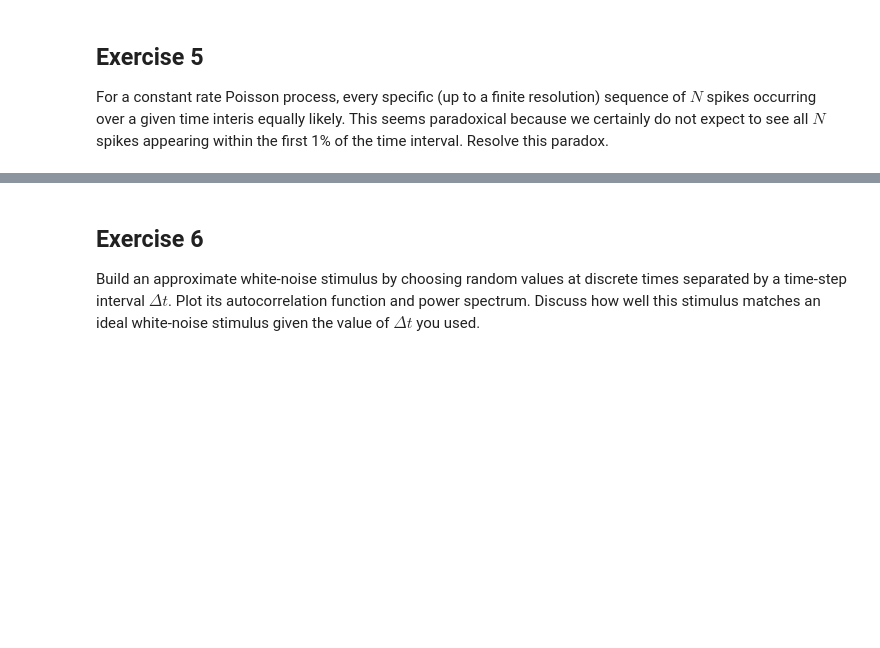
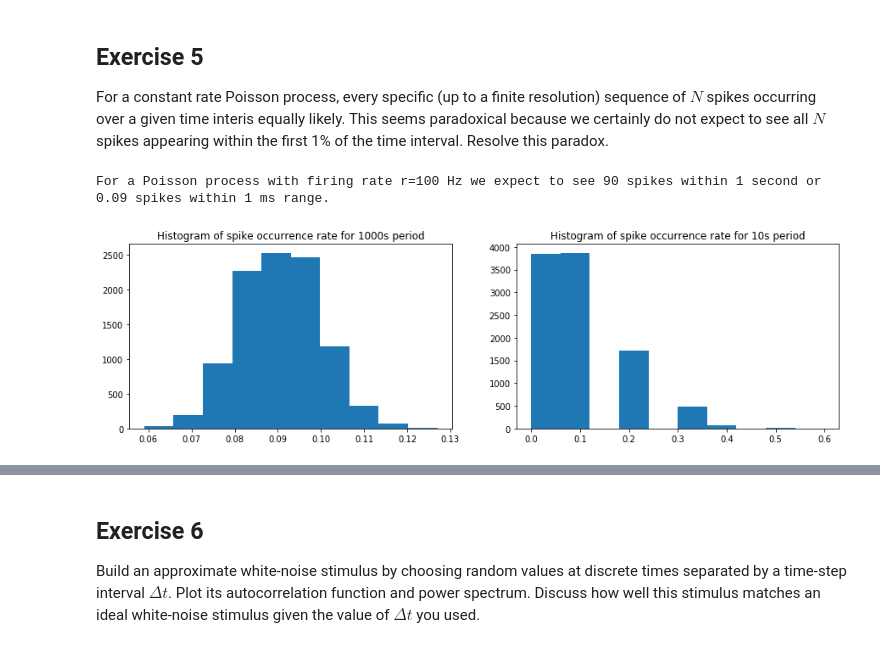
Before and after one commit to rklymentiev/neuromath, a Jupyter notebook: chapter_1.ipynb, the cells around one changed output, grey strips where cells are left out. Drawn from its saved outputs; the diff is of its cells as text; code cells hidden in the pictures; blank space fills up the shorter version.

```diff
--- a/chapter_1.ipynb
+++ b/chapter_1.ipynb
@@ -312,3 +319,33 @@ except that $r_{approx} -> r_{approx} + 1/\tau_{approx}$ every time a spike occu
 ## Exercise 5 <a name="ex5"></a>
 
 For a constant rate Poisson process, every specific (up to a finite resolution) sequence of $N$ spikes occurring over a given time interis equally likely. This seems paradoxical because we certainly do not expect to see all $N$ spikes appearing within the first 1% of the time interval. Resolve this paradox.
+# %%
+r = 100 # Hz
+Poisson_prob = poisson.pmf(1,r*0.001)
+print('For a Poisson process with firing rate r=100 Hz we expect to see {} spikes within 1 second or {} spikes within 1 ms range.'.format(
+    int(Poisson_prob*1000),
+    round(Poisson_prob,3)
+))
+# %% [output]
+For a Poisson process with firing rate r=100 Hz we expect to see 90 spikes within 1 second or 0.09 spikes within 1 ms range.
+# %%
+time_interval = 1000 # ms
+n_trials = 10000
+spikeRate_all = []
+spikeRate_firstPercent = []
+firstPercent = int(time_interval*0.01)
+for i in range(n_trials):
+    y = binom.rvs(1, Poisson_prob, size=time_interval)
+    spikeRate_all.append(np.mean(y))
+    spikeRate_firstPercent.append(np.mean(y[:firstPercent]))
+
+plt.figure(figsize=(15,4))
+plt.subplot(121)
+plt.hist(spikeRate_all)
+plt.title('Histogram of spike occurrence rate for {}s period'.format(time_interval))
+plt.subplot(122)
+plt.hist(spikeRate_firstPercent)
+plt.title('Histogram of spike occurrence rate for {}s period'.format(firstPercent))
+plt.show()
+# %% [output]
+[figure, added]
```
Also changed, not shown: parts of 26 cells of this notebook, 2 other files.
